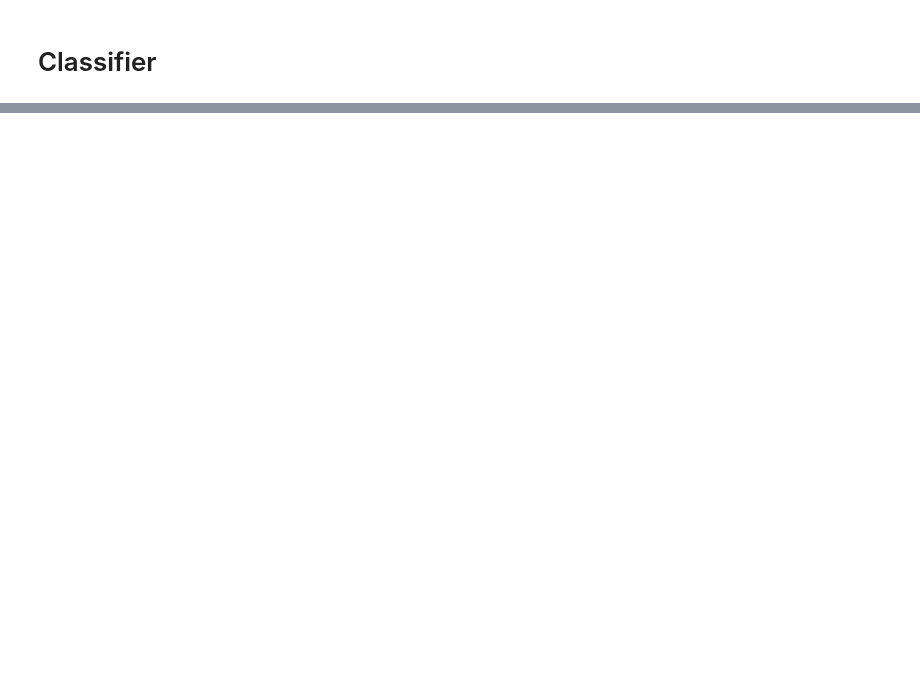
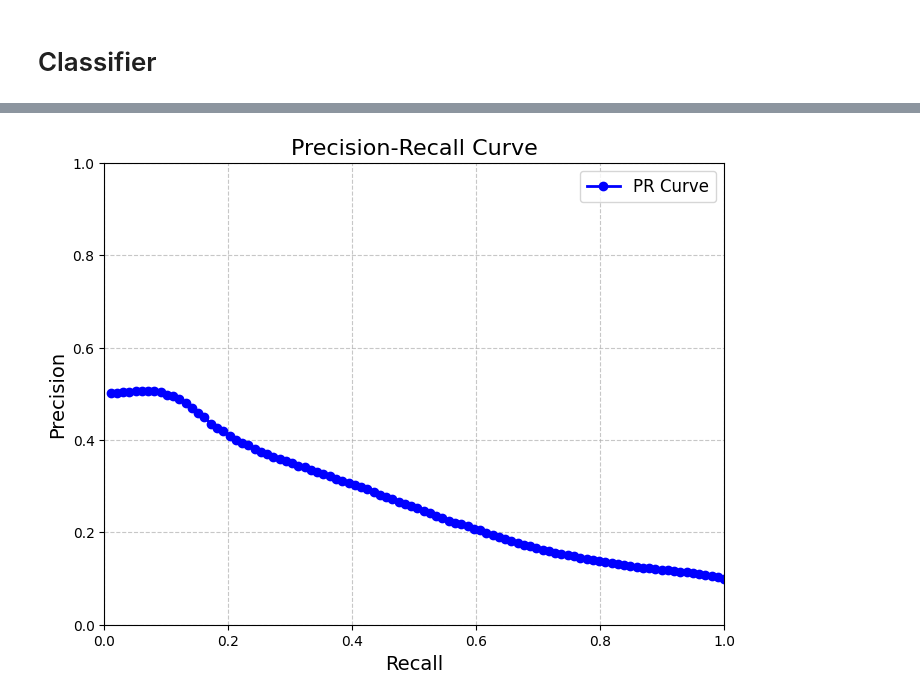
Before and after one commit to tobo03/DVP7, a Jupyter notebook: spectral/spectral_cifar10.ipynb, the cells around one changed output, grey strips where cells are left out. Saved outputs shown, nothing was run; the diff lists cells and outputs as text; code cells hidden in the pictures; blank space fills up the shorter version.

```diff
--- a/spectral/spectral_cifar10.ipynb
+++ b/spectral/spectral_cifar10.ipynb
@@ -159,0 +213,2 @@ def p_at_k(test_hashes, training_hashes, test_labels, training_labels, compare_n
+# %%
+recall, precision = interpolated_pr_curve(test_hashes, eigenvectors_bin, y_test, y_train)
@@ -160,3 +263,20 @@ def p_at_k(test_hashes, training_hashes, test_labels, training_labels, compare_n
+# %%
+plt.figure(figsize=(8, 6))
+plt.plot(recall[1:], precision[1:], marker='o', label='PR Curve', color='blue', linewidth=2)
+
+# Adding labels, title, and grid
+plt.xlabel('Recall', fontsize=14)
+plt.ylabel('Precision', fontsize=14)
+plt.title('Precision-Recall Curve', fontsize=16)
+plt.grid(True, linestyle='--', alpha=0.7)
+plt.legend(fontsize=12)
+plt.xlim(0,1)
+plt.ylim(0,1)
+
+# Show the plot
+plt.show()
+# %% [output]
+[figure, added]
 # %%
 aps = mean_average_precision(test_hashes, eigenvectors_bin, y_test, y_train)
 aps
```
Also changed, not shown: parts of 16 cells of this notebook, 3 other files.
